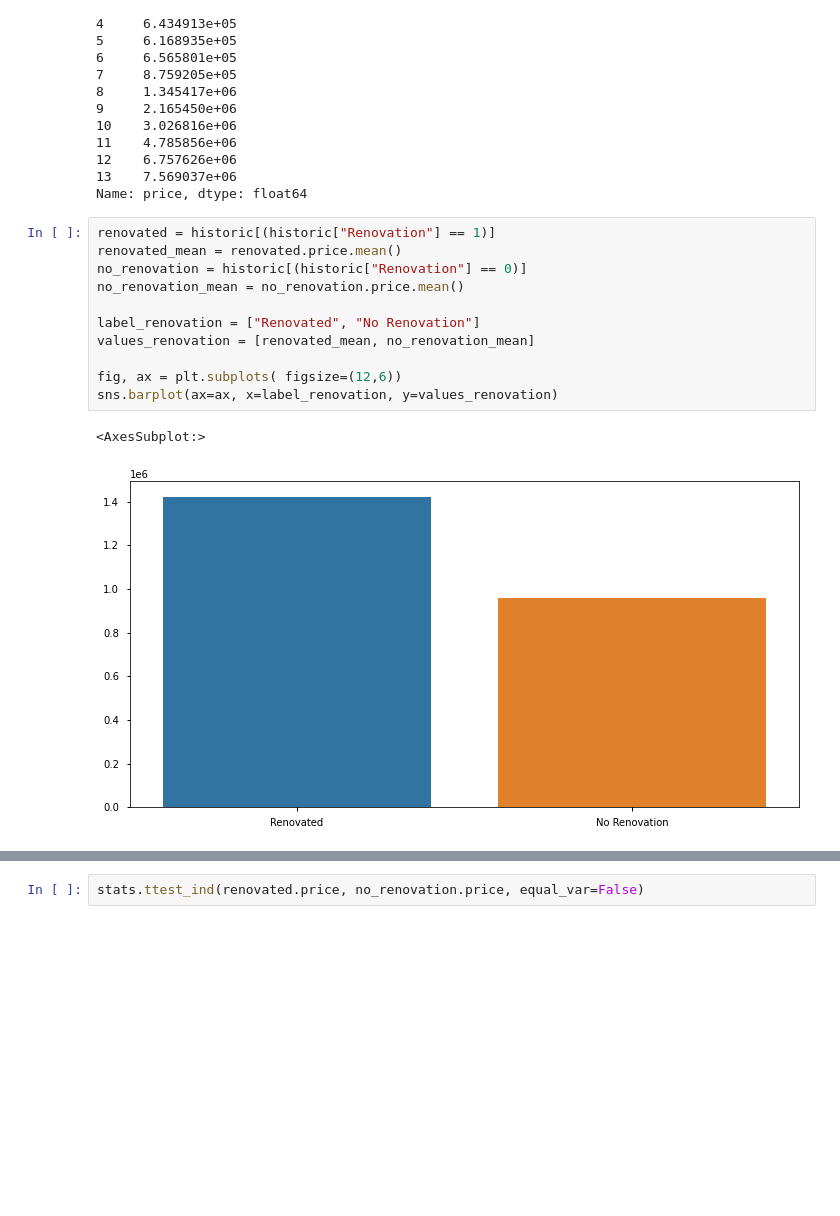
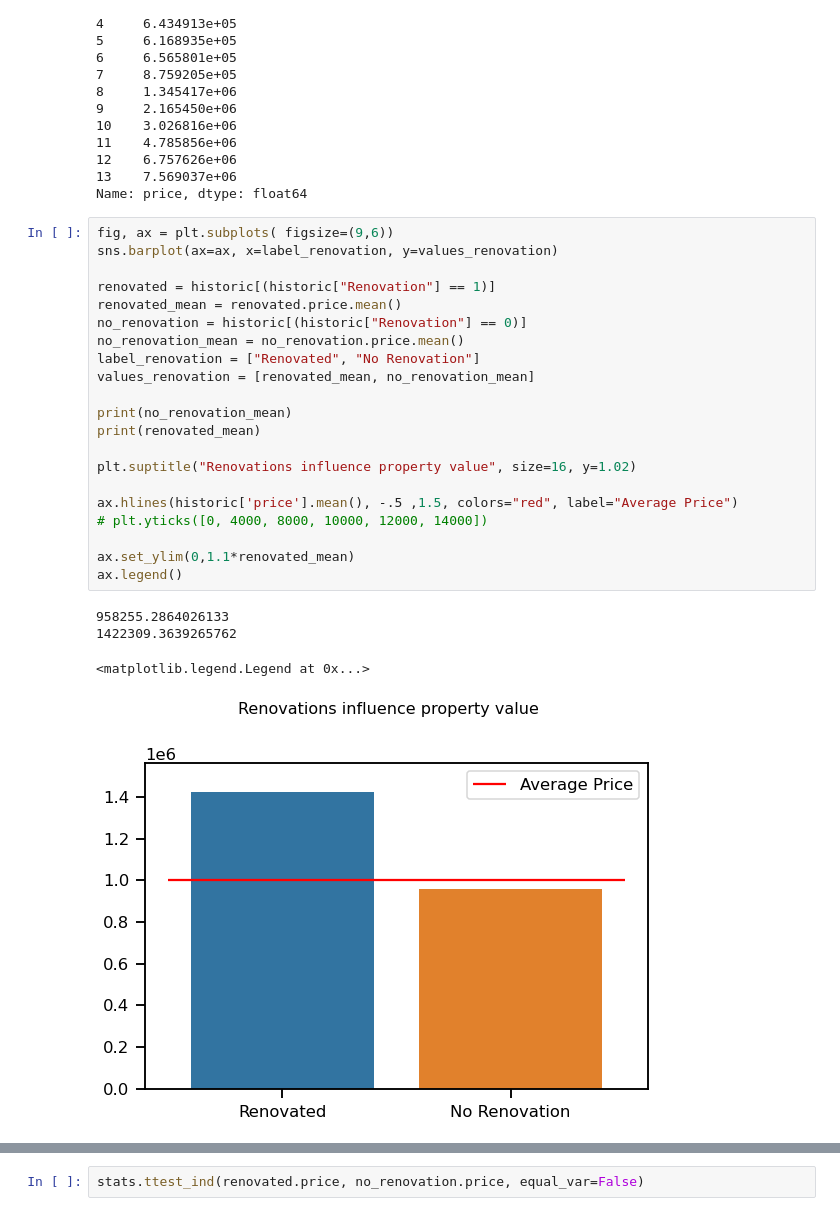
Before and after one commit to hall-nicholas/flatiron-ds-project-2, a Jupyter notebook: code/Dan_exploratory2.ipynb, the cells around one changed output, grey strips where cells are left out. Cells and saved outputs as stored; diff of their text form; blank space fills up the shorter version.

Commit message:
visuals and consolidated notebook

```diff
--- a/code/Dan_exploratory2.ipynb
+++ b/code/Dan_exploratory2.ipynb
@@ -359,16 +371,28 @@ grade_num
 13    7.569037e+06
 Name: price, dtype: float64
 # %%
+fig, ax = plt.subplots( figsize=(9,6))
+sns.barplot(ax=ax, x=label_renovation, y=values_renovation)
+
 renovated = historic[(historic["Renovation"] == 1)]
 renovated_mean = renovated.price.mean()
 no_renovation = historic[(historic["Renovation"] == 0)]
 no_renovation_mean = no_renovation.price.mean()
-
 label_renovation = ["Renovated", "No Renovation"]
 values_renovation = [renovated_mean, no_renovation_mean]
 
-fig, ax = plt.subplots( figsize=(12,6))
-sns.barplot(ax=ax, x=label_renovation, y=values_renovation)
+print(no_renovation_mean)
+print(renovated_mean)
+
+plt.suptitle("Renovations influence property value", size=16, y=1.02)
+
+ax.hlines(historic['price'].mean(), -.5 ,1.5, colors="red", label="Average Price")
+# plt.yticks([0, 4000, 8000, 10000, 12000, 14000])
+
+ax.set_ylim(0,1.1*renovated_mean)
+ax.legend()
 # %% [output]
-<AxesSubplot:>
+958255.2864026133
+1422309.3639265762
+<matplotlib.legend.Legend at 0x...>
-[figure, old version]
+[figure, new version]
```
Also changed, not shown: parts of 19 cells of this notebook, 2 other files.
